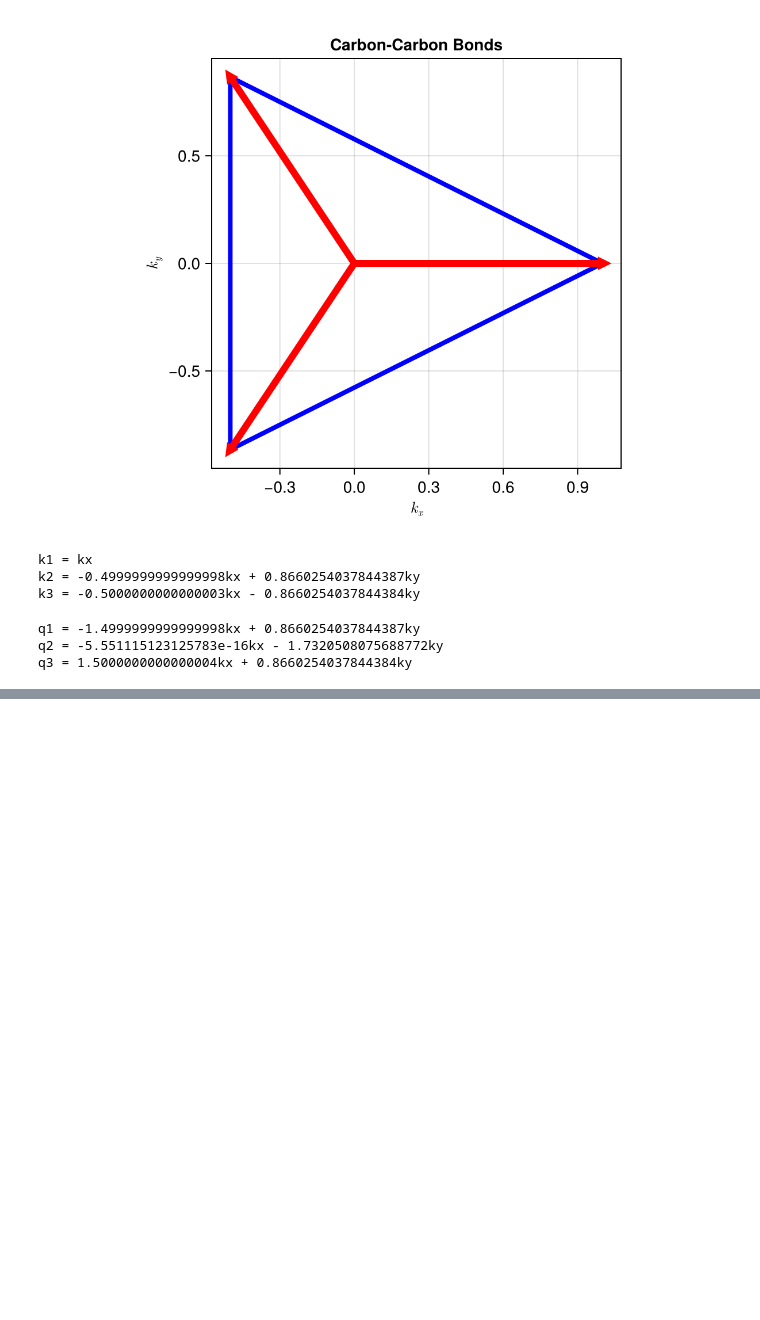
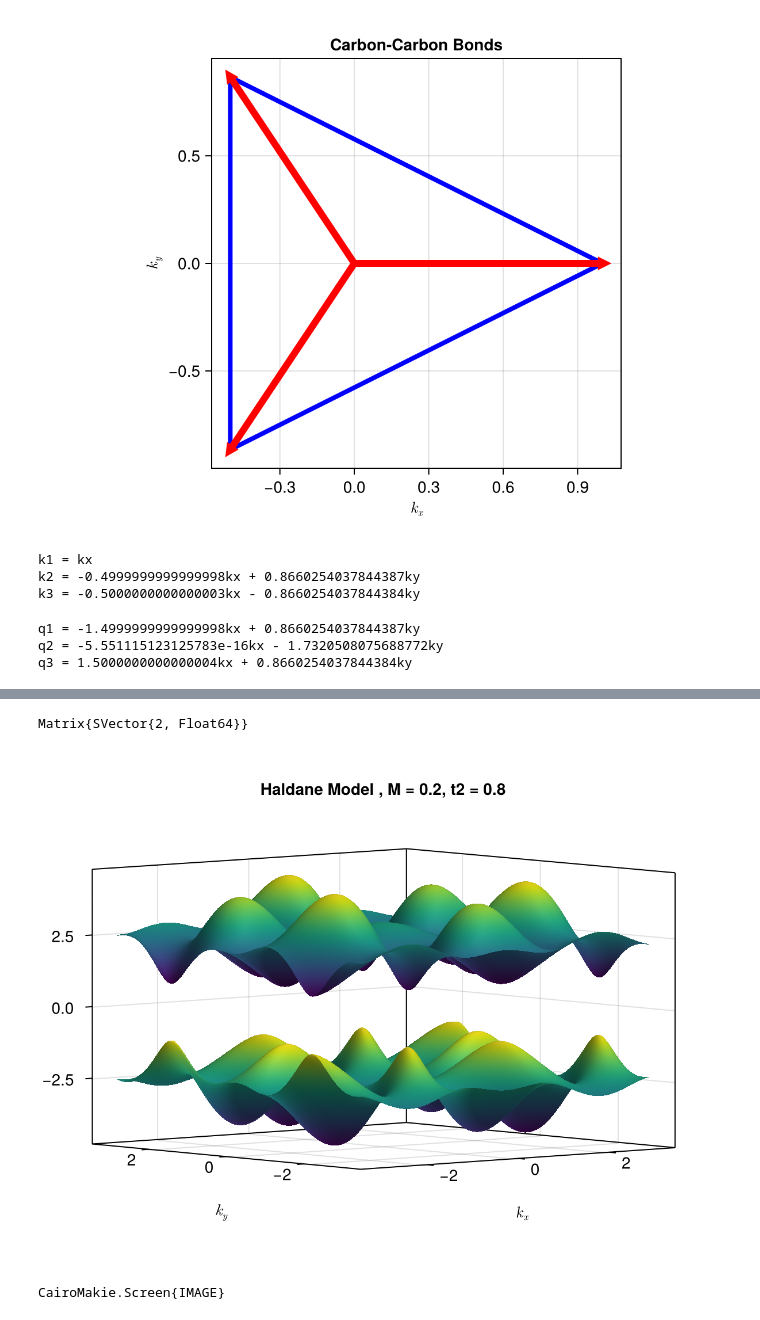
Before and after one commit to nabil-atlam/kagome, a Jupyter notebook: KagomeTransport/notebooks/HaldanePhaseDiagram.ipynb, the cells around one changed output, grey strips where cells are left out. Cells and saved outputs as stored; diff of their text form; code cells hidden in the pictures; blank space fills up the shorter version.

```diff
--- a/KagomeTransport/notebooks/HaldanePhaseDiagram.ipynb
+++ b/KagomeTransport/notebooks/HaldanePhaseDiagram.ipynb
@@ -124,0 +168,6 @@ evals (generic function with 1 method)
+# %%
+plot_bands3D_Haldane(M = 0.2, t2 = 0.8)
+# %% [output]
+Matrix{SVector{2, Float64}}
+[figure, added]
+CairoMakie.Screen{IMAGE}
```
Also changed, not shown: parts of 10 cells of this notebook.
